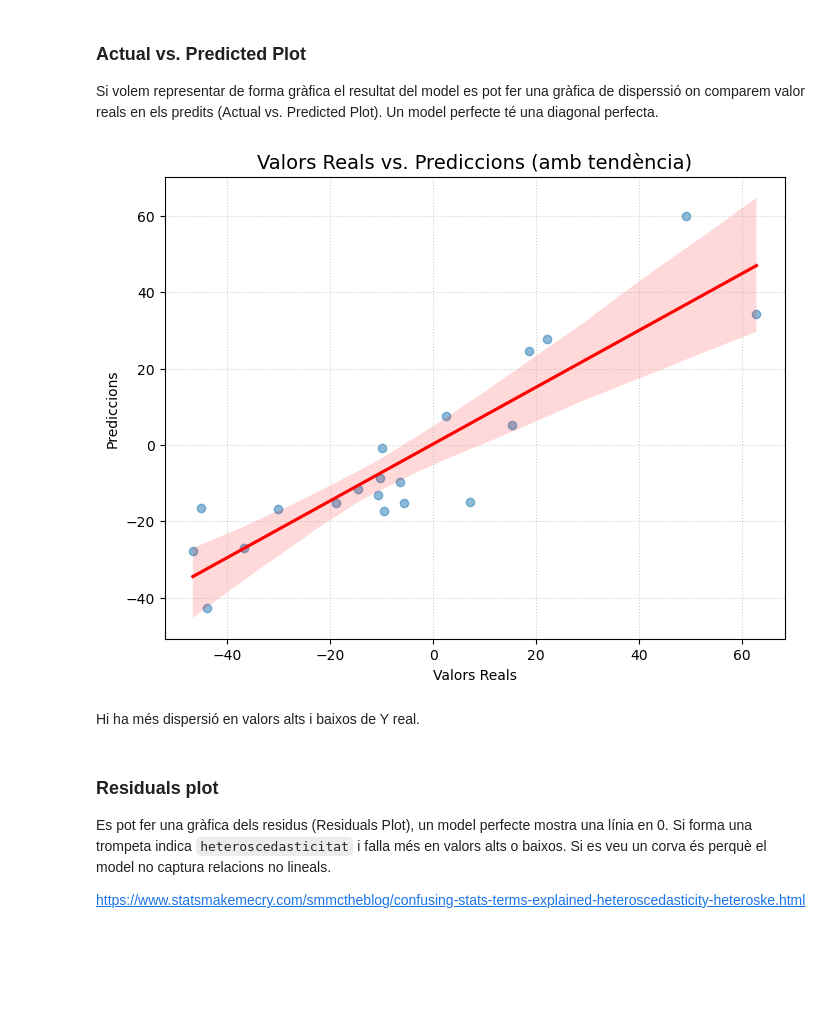
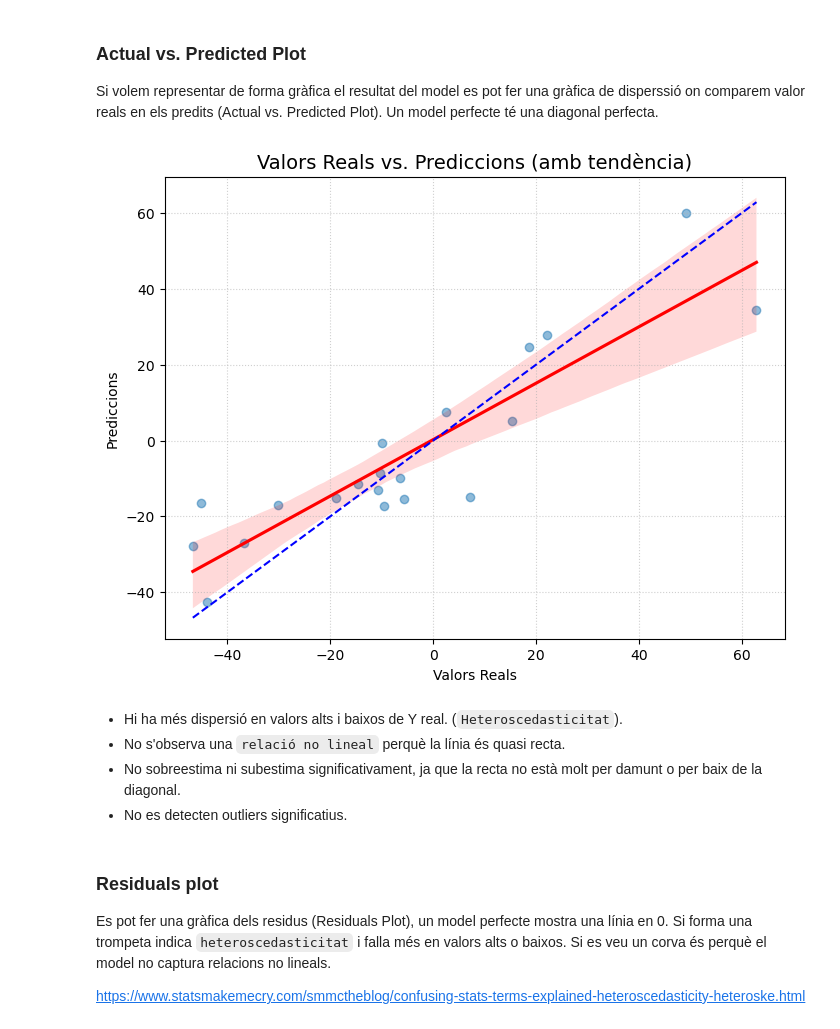
Before and after one commit to xxjcaxx/Disseny-i-avaluacio-de-models, a Jupyter notebook: apunts/documents/regressió.ipynb, the cells around one changed output. Saved outputs shown, nothing was run; the diff lists cells and outputs as text; code cells hidden in the pictures; blank space fills up the shorter version.

```diff
--- a/apunts/documents/regressió.ipynb
+++ b/apunts/documents/regressió.ipynb
@@ -2268,20 +2268,31 @@ El MAPE s'expressa en % és molt alt, però pot ser pels valors reals propers a
 
 Si volem representar de forma gràfica el resultat del model es pot fer una gràfica de disperssió on comparem valor reals en els predits (Actual vs. Predicted Plot). Un model perfecte té una diagonal perfecta.
 # %%
+import seaborn as sns
+
 plt.figure(figsize=(8, 6))
 
 # Dibuixa els punts i la línia de tendència ajustada
 sns.regplot(x=y_test, y=y_pred, scatter_kws={'alpha': 0.5}, line_kws={'color': 'red'})
+
+# Afegim la línia diagonal perfecta (y = x)
+valors_min = min(min(y_test), min(y_pred))
+valors_max = max(max(y_test), max(y_pred))
+plt.plot([valors_min, valors_max], [valors_min, valors_max], color='blue', linestyle='--', label='Model perfecte (y=x)')
+
 
 plt.title('Valors Reals vs. Prediccions (amb tendència)', fontsize=14)
 plt.xlabel('Valors Reals')
 plt.ylabel('Prediccions')
 plt.grid(True, linestyle=':', alpha=0.6)
 plt.show()
 # %% [output]
-[figure, old version]
+[figure, new version]
-# %% [markdown]
-Hi ha més dispersió en valors alts i baixos de Y real.
+# %% [markdown]
+* Hi ha més dispersió en valors alts i baixos de Y real. (`Heteroscedasticitat`).
+* No s'observa una `relació no lineal` perquè la línia és quasi recta.
+* No sobreestima ni subestima significativament, ja que la recta no està molt per damunt o per baix de la diagonal.
+* No es detecten outliers significatius.
 # %% [markdown]
 ### Residuals plot
 
```
Also changed, not shown: parts of 6 cells of this notebook.
